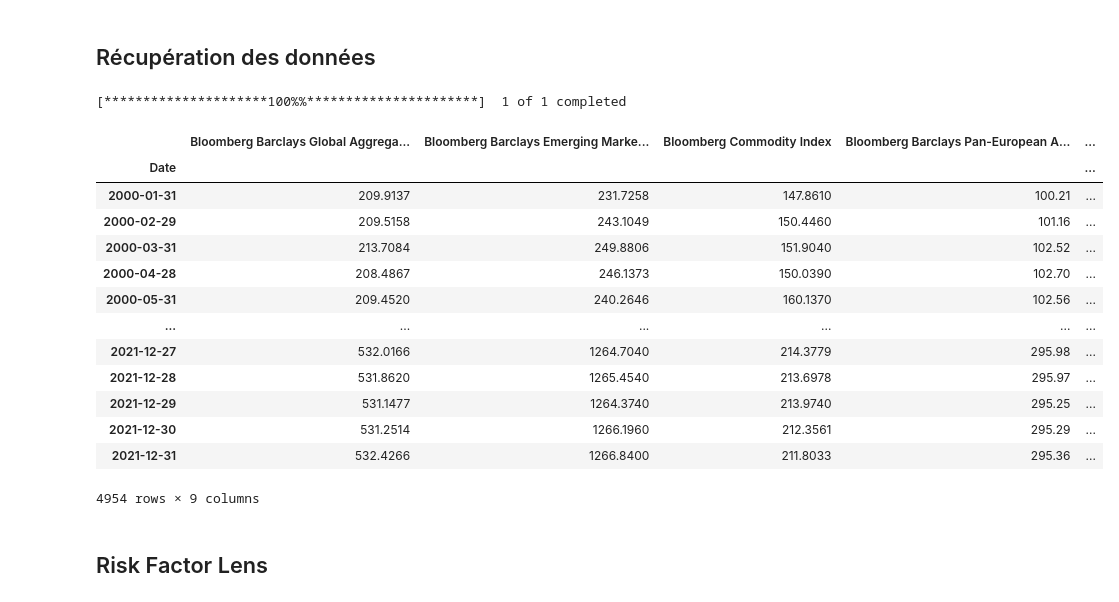
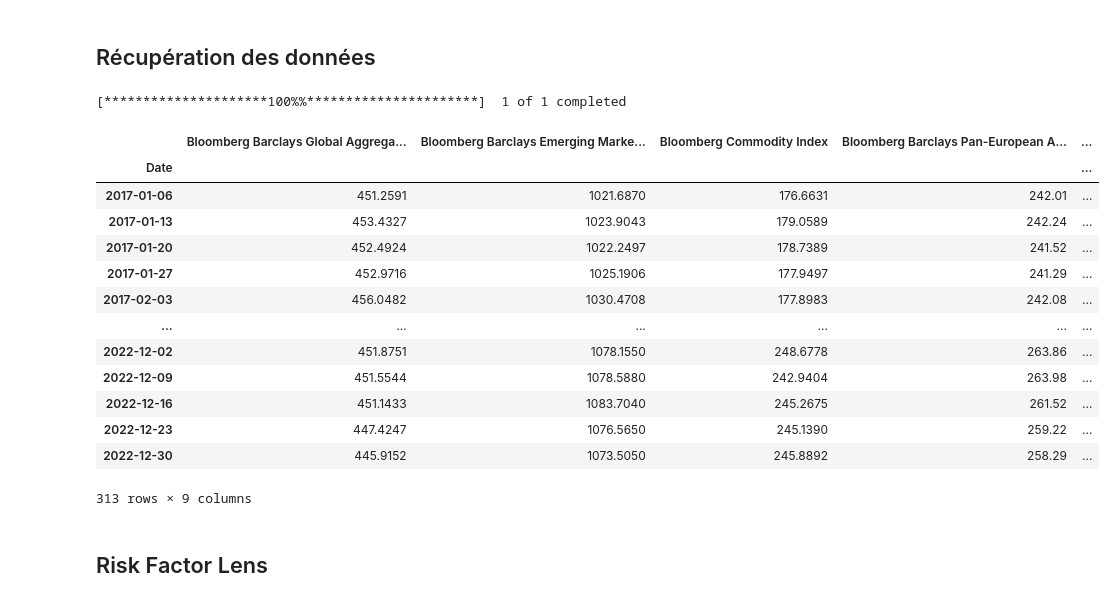
Before and after one commit to WilliamB111/BNY-Markets-Regime-Project-127, a Jupyter notebook: GMM.ipynb, the cells around one changed output. Drawn from its saved outputs; the diff is of its cells as text; code cells hidden in the pictures.

```diff
--- a/GMM.ipynb
+++ b/GMM.ipynb
@@ -12,37 +13,38 @@ from matplotlib.lines import Line2D
 ## Récupération des données
 # %%
 #Récupération des données excel
-path = r"/Users/thomascgd/Desktop/Esilv/A5/PI2/Donnees_Bloomberg_Daily.xlsx"
+repo = Path.cwd()
+path = repo / "DataProjet_V1.xlsx"
 data = pd.read_excel(path)
 
 #Réindexation
 data.index=data['Date']
 del data['Date']
 
 #Suppression des lignes possédant des NaN.
 data=data.dropna()
 
 #récupération du S&P 500
 SnP = yf.download('^GSPC',"2000-01-01","2023-12-31")
 
 #SnP
 data
 # %% [output]
 [*********************100%%**********************]  1 of 1 completed
 |  | Bloomberg Barclays Global Aggrega... | Bloomberg Barclays Emerging Marke... | Bloomberg Commodity Index | Bloomberg Barclays Pan-European A... | ... |
 | Date |  |  |  |  | ... |
-| 2000-01-31 | 209.9137 | 231.7258 | 147.8610 | 100.21 | ... |
-| 2000-02-29 | 209.5158 | 243.1049 | 150.4460 | 101.16 | ... |
-| 2000-03-31 | 213.7084 | 249.8806 | 151.9040 | 102.52 | ... |
-| 2000-04-28 | 208.4867 | 246.1373 | 150.0390 | 102.70 | ... |
-| 2000-05-31 | 209.4520 | 240.2646 | 160.1370 | 102.56 | ... |
+| 2017-01-06 | 451.2591 | 1021.6870 | 176.6631 | 242.01 | ... |
+| 2017-01-13 | 453.4327 | 1023.9043 | 179.0589 | 242.24 | ... |
+| 2017-01-20 | 452.4924 | 1022.2497 | 178.7389 | 241.52 | ... |
+| 2017-01-27 | 452.9716 | 1025.1906 | 177.9497 | 241.29 | ... |
+| 2017-02-03 | 456.0482 | 1030.4708 | 177.8983 | 242.08 | ... |
 | ... | ... | ... | ... | ... | ... |
-| 2021-12-27 | 532.0166 | 1264.7040 | 214.3779 | 295.98 | ... |
-| 2021-12-28 | 531.8620 | 1265.4540 | 213.6978 | 295.97 | ... |
-| 2021-12-29 | 531.1477 | 1264.3740 | 213.9740 | 295.25 | ... |
-| 2021-12-30 | 531.2514 | 1266.1960 | 212.3561 | 295.29 | ... |
-| 2021-12-31 | 532.4266 | 1266.8400 | 211.8033 | 295.36 | ... |
+| 2022-12-02 | 451.8751 | 1078.1550 | 248.6778 | 263.86 | ... |
+| 2022-12-09 | 451.5544 | 1078.5880 | 242.9404 | 263.98 | ... |
+| 2022-12-16 | 451.1433 | 1083.7040 | 245.2675 | 261.52 | ... |
+| 2022-12-23 | 447.4247 | 1076.5650 | 245.1390 | 259.22 | ... |
+| 2022-12-30 | 445.9152 | 1073.5050 | 245.8892 | 258.29 | ... |
-4954 rows × 9 columns
+313 rows × 9 columns
 # %% [markdown]
 ## Risk Factor Lens
 # %%
```
Also changed, not shown: parts of 13 cells of this notebook, 4 other files.
